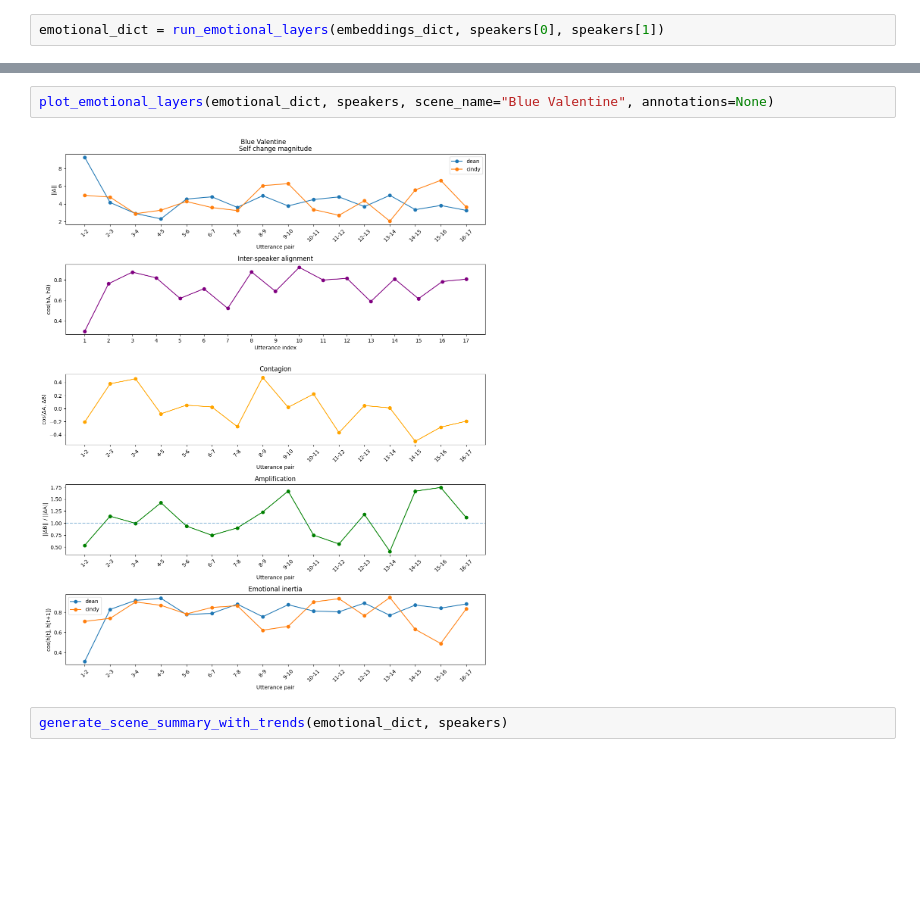
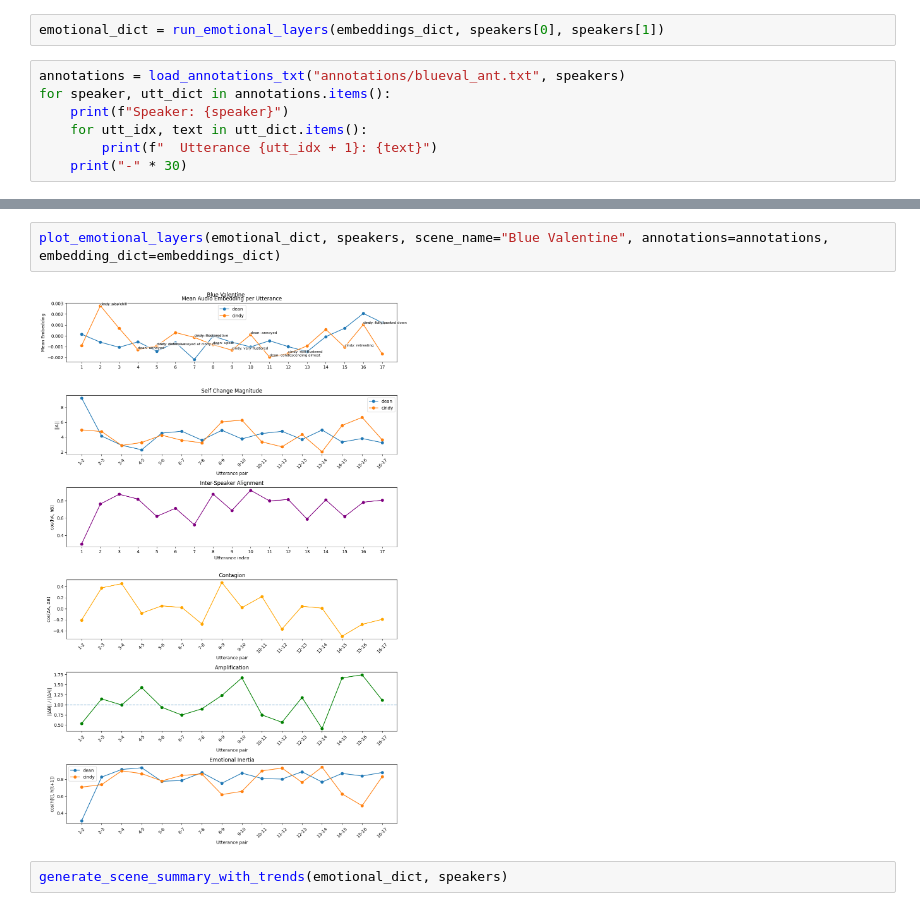
Before and after one commit to mwsong/tone-analysis, a Jupyter notebook: blueval.ipynb, the cells around one changed output, grey strips where cells are left out. Cells and saved outputs as stored; diff of their text form; blank space fills up the shorter version.

Commit message:
plotted annotations

```diff
--- a/blueval.ipynb
+++ b/blueval.ipynb
@@ -19,2 +18,9 @@ Saved new embeddings to saved_embeds/conversation_embeddings3.pkl
 # %%
 emotional_dict = run_emotional_layers(embeddings_dict, speakers[0], speakers[1])
+# %%
+annotations = load_annotations_txt("annotations/blueval_ant.txt", speakers)
+for speaker, utt_dict in annotations.items():
+    print(f"Speaker: {speaker}")
+    for utt_idx, text in utt_dict.items():
+        print(f"  Utterance {utt_idx + 1}: {text}")
+    print("-" * 30)
@@ -21,7 +47,7 @@ emotional_dict = run_emotional_layers(embeddings_dict, speakers[0], speakers[1])
 # %%
-plot_emotional_layers(emotional_dict, speakers, scene_name="Blue Valentine", annotations=None)
+plot_emotional_layers(emotional_dict, speakers, scene_name="Blue Valentine", annotations=annotations, embedding_dict=embeddings_dict)
 # %% [output]
-[figure, old version]
+[figure, new version]
 # %%
 generate_scene_summary_with_trends(emotional_dict, speakers)
 # %% [output]
```
Also changed, not shown: parts of 2 cells of this notebook, 8 other files.
